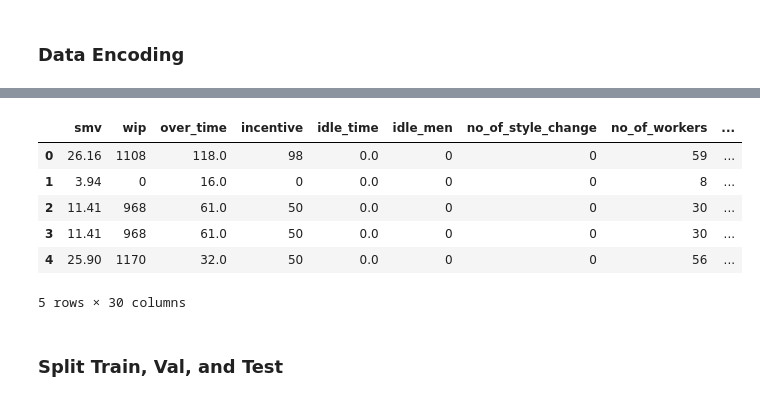
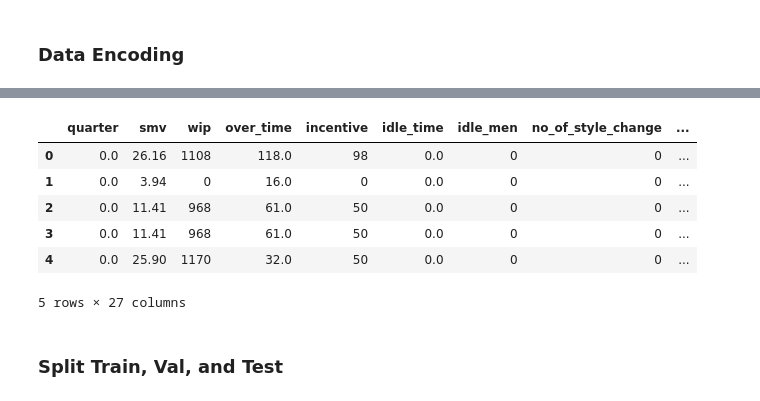
Before and after one commit to Tinnne/UTSDeepLearning, a Jupyter notebook: Number1.ipynb, the cells around one changed output, grey strips where cells are left out. Drawn from its saved outputs; the diff is of its cells as text; code cells hidden in the pictures.

```diff
--- a/Number1.ipynb
+++ b/Number1.ipynb
@@ -539,3 +540,10 @@ num_cols = x.select_dtypes(include=["number"]).columns
 cat_cols = x.select_dtypes(exclude=["number"]).columns
 # %% [markdown]
 ### Data Encoding
+# %%
+from sklearn.preprocessing import OrdinalEncoder
+encoder = OrdinalEncoder(categories=[['Quarter1', 'Quarter2', 'Quarter3', 'Quarter4'],])
+
+# Fit and transform the data using OrdinalEncoder
+x[['quarter']] = encoder.fit_transform(x[['quarter']])
+x.head()
@@ -542,14 +557,14 @@ cat_cols = x.select_dtypes(exclude=["number"]).columns
 # %%
-x = pd.get_dummies(x, cat_cols)
+x = pd.get_dummies(x, columns=['day', 'Team Code'])
 x.head()
 # %% [output]
-|  | smv | wip | over_time | incentive | idle_time | idle_men | no_of_style_change | no_of_workers | ... |
-| 0 | 26.16 | 1108 | 118.0 | 98 | 0.0 | 0 | 0 | 59 | ... |
-| 1 | 3.94 | 0 | 16.0 | 0 | 0.0 | 0 | 0 | 8 | ... |
-| 2 | 11.41 | 968 | 61.0 | 50 | 0.0 | 0 | 0 | 30 | ... |
-| 3 | 11.41 | 968 | 61.0 | 50 | 0.0 | 0 | 0 | 30 | ... |
-| 4 | 25.90 | 1170 | 32.0 | 50 | 0.0 | 0 | 0 | 56 | ... |
+|  | quarter | smv | wip | over_time | incentive | idle_time | idle_men | no_of_style_change | ... |
+| 0 | 0.0 | 26.16 | 1108 | 118.0 | 98 | 0.0 | 0 | 0 | ... |
+| 1 | 0.0 | 3.94 | 0 | 16.0 | 0 | 0.0 | 0 | 0 | ... |
+| 2 | 0.0 | 11.41 | 968 | 61.0 | 50 | 0.0 | 0 | 0 | ... |
+| 3 | 0.0 | 11.41 | 968 | 61.0 | 50 | 0.0 | 0 | 0 | ... |
+| 4 | 0.0 | 25.90 | 1170 | 32.0 | 50 | 0.0 | 0 | 0 | ... |
-5 rows × 30 columns
+5 rows × 27 columns
 # %% [markdown]
 ### Split Train, Val, and Test
 # %%
```
Also changed, not shown: parts of 27 cells of this notebook, 32 other files.
